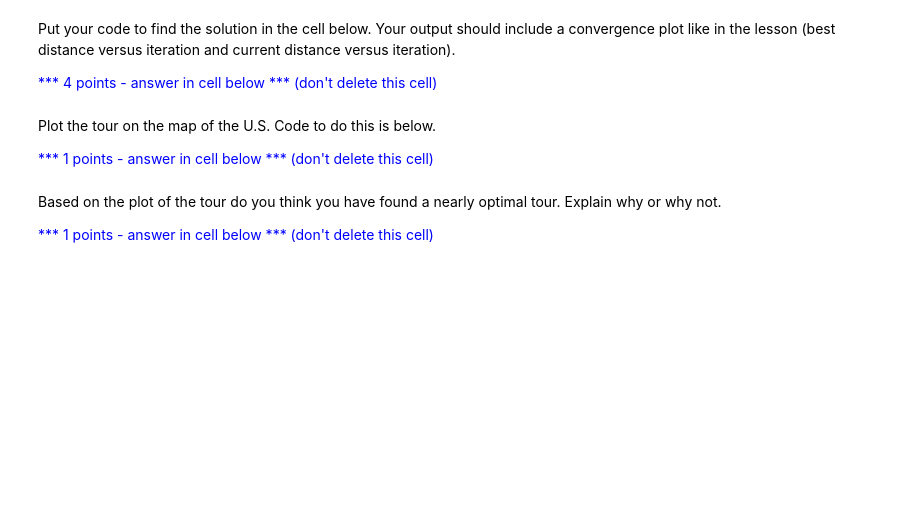
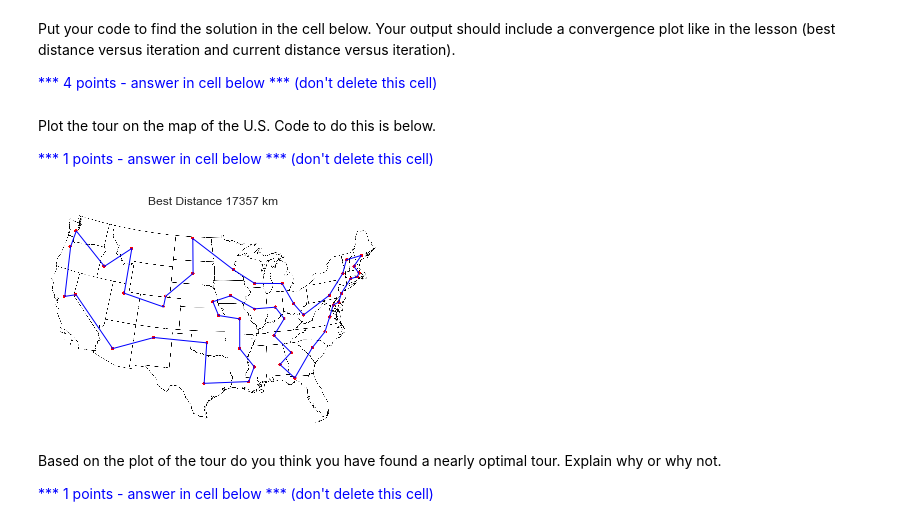
Before and after one commit to ricepla/DS775v2, a Jupyter notebook: Homework/Lesson 05 Homework - Metaheuristics/Homework_05.ipynb, the cells around one changed output. Cells and saved outputs as stored; diff of their text form; code cells hidden in the pictures; blank space fills up the shorter version.

```diff
--- a/Homework/Lesson 05 Homework - Metaheuristics/Homework_05.ipynb
+++ b/Homework/Lesson 05 Homework - Metaheuristics/Homework_05.ipynb
@@ -58,3 +23,38 @@ def plot_tour(best_tour, xy, best_dist):
+# %%
+with open("data/Caps48.json", "r") as tsp_data:
+    tsp = json.load(tsp_data)
+distance_matrix = tsp["DistanceMatrix"]
+optimal_tour = tsp["OptTour"]
+opt_dist = tsp["OptDistance"]/1000 # converted to kilometers
+xy = np.array(tsp["Coordinates"])
+
+def plot_tour(best_tour, xy_meters, best_dist, height, width):
+
+    meters_to_pxl = 0.0004374627441064968
+    intercept_x = 2.464
+    intercept_y = 1342.546
+    xy_pixels = np.zeros(xy_meters.shape)
+    xy_pixels[:,0] = meters_to_pxl * xy_meters[:,0] + intercept_x
+    xy_pixels[:,1] = -meters_to_pxl * xy_meters[:,1] + intercept_y
+
+    fig, ax = plt.subplots(1, 1, figsize=(height, width))
+    im = plt.imread('images/caps48.png')
+    implot = ax.imshow(im)
+    plt.setp(ax.get_xticklabels(), visible=False)
+    plt.setp(ax.get_yticklabels(), visible=False)
+    ax.tick_params(axis='both', which='both', length=0)
+
+    loop_tour = np.append(best_tour, best_tour[0])
+    ax.plot(xy_pixels[loop_tour, 0],
+            xy_pixels[loop_tour, 1],
+            c='b',
+            linewidth=1,
+            linestyle='-')
+    plt.title('Best Distance {:d} km'.format(int(best_dist)))
+
+# plot_tour(optimal_tour, xy, opt_dist, 6, 4)
+# %% [output]
+[figure, added]
 # %% [markdown]
 Based on the plot of the tour do you think you have found a nearly optimal tour.  Explain why or why not.
 
```
Also changed, not shown: parts of 2 cells of this notebook, 5 other files.
